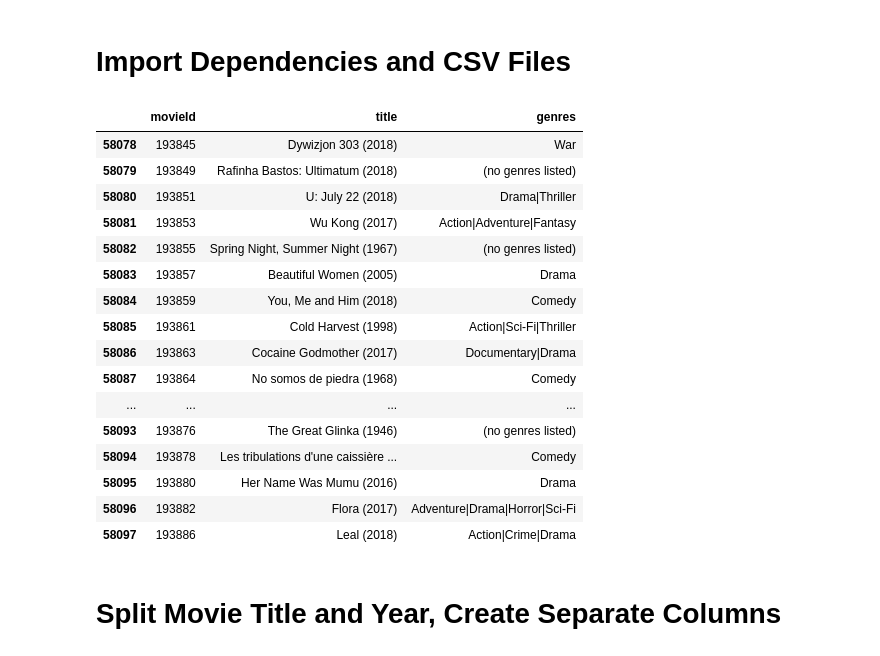
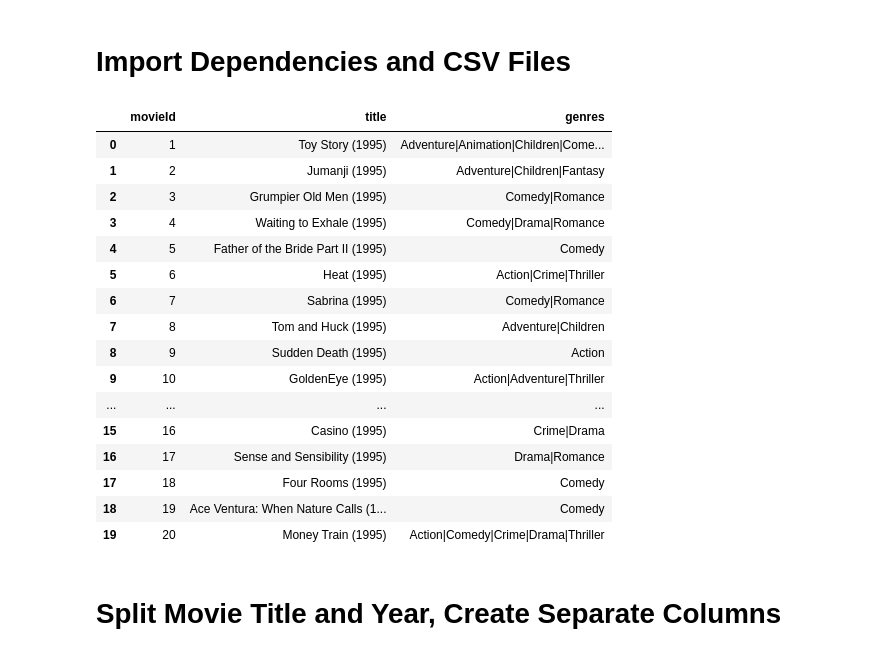
Before and after one commit to HelyxM/Final-Project, a Jupyter notebook: Data_Cleaning.ipynb, the cells around one changed output. Drawn from its saved outputs; the diff is of its cells as text; code cells hidden in the pictures.

Commit message:
uploading movies.csv data cleaning jupyter notebook file

```diff
--- a/Data_Cleaning.ipynb
+++ b/Data_Cleaning.ipynb
@@ -23,25 +23,25 @@ movie_df = pd.read_csv(movies, low_memory=False)
 meta_df = pd.read_csv(metadata, low_memory=False)
 ratings_df = pd.read_csv(ratings, low_memory=False)
 # %%
-movie_df.tail(20)
+movie_df.head(20)
 # %% [output]
 |  | movieId | title | genres |
-| 58078 | 193845 | Dywizjon 303 (2018) | War |
-| 58079 | 193849 | Rafinha Bastos: Ultimatum (2018) | (no genres listed) |
-| 58080 | 193851 | U: July 22 (2018) | Drama|Thriller |
-| 58081 | 193853 | Wu Kong (2017) | Action|Adventure|Fantasy |
-| 58082 | 193855 | Spring Night, Summer Night (1967) | (no genres listed) |
-| 58083 | 193857 | Beautiful Women (2005) | Drama |
-| 58084 | 193859 | You, Me and Him (2018) | Comedy |
-| 58085 | 193861 | Cold Harvest (1998) | Action|Sci-Fi|Thriller |
-| 58086 | 193863 | Cocaine Godmother (2017) | Documentary|Drama |
-| 58087 | 193864 | No somos de piedra (1968) | Comedy |
+| 0 | 1 | Toy Story (1995) | Adventure|Animation|Children|Come... |
+| 1 | 2 | Jumanji (1995) | Adventure|Children|Fantasy |
+| 2 | 3 | Grumpier Old Men (1995) | Comedy|Romance |
+| 3 | 4 | Waiting to Exhale (1995) | Comedy|Drama|Romance |
+| 4 | 5 | Father of the Bride Part II (1995) | Comedy |
+| 5 | 6 | Heat (1995) | Action|Crime|Thriller |
+| 6 | 7 | Sabrina (1995) | Comedy|Romance |
+| 7 | 8 | Tom and Huck (1995) | Adventure|Children |
+| 8 | 9 | Sudden Death (1995) | Action |
+| 9 | 10 | GoldenEye (1995) | Action|Adventure|Thriller |
 | ... | ... | ... | ... |
-| 58093 | 193876 | The Great Glinka (1946) | (no genres listed) |
-| 58094 | 193878 | Les tribulations d'une caissière ... | Comedy |
-| 58095 | 193880 | Her Name Was Mumu (2016) | Drama |
-| 58096 | 193882 | Flora (2017) | Adventure|Drama|Horror|Sci-Fi |
-| 58097 | 193886 | Leal (2018) | Action|Crime|Drama |
+| 15 | 16 | Casino (1995) | Crime|Drama |
+| 16 | 17 | Sense and Sensibility (1995) | Drama|Romance |
+| 17 | 18 | Four Rooms (1995) | Comedy |
+| 18 | 19 | Ace Ventura: When Nature Calls (1... | Comedy |
+| 19 | 20 | Money Train (1995) | Action|Comedy|Crime|Drama|Thriller |
 # %% [markdown]
 # Split Movie Title and Year, Create Separate Columns
 # %%
```
Also changed, not shown: parts of 15 cells of this notebook.
